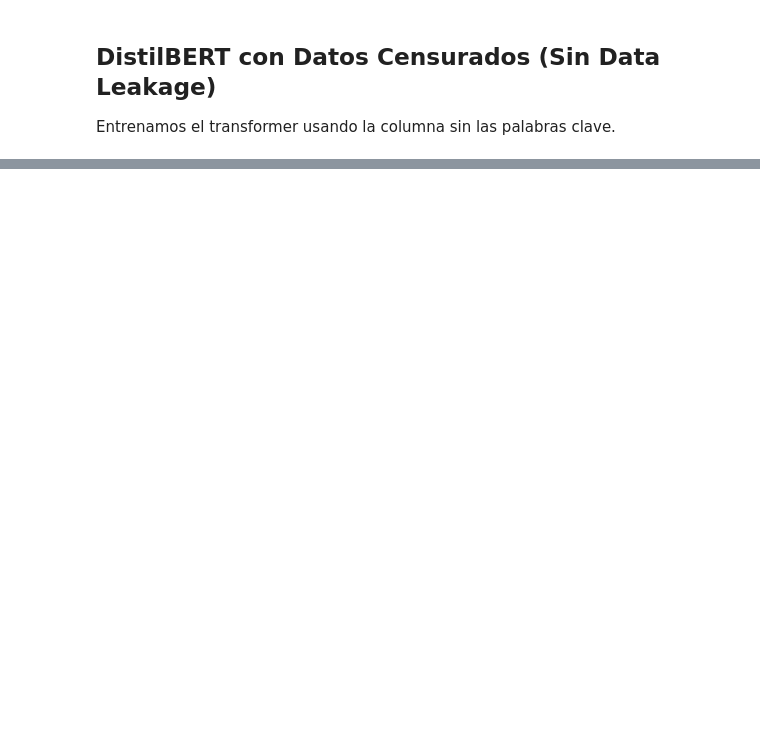
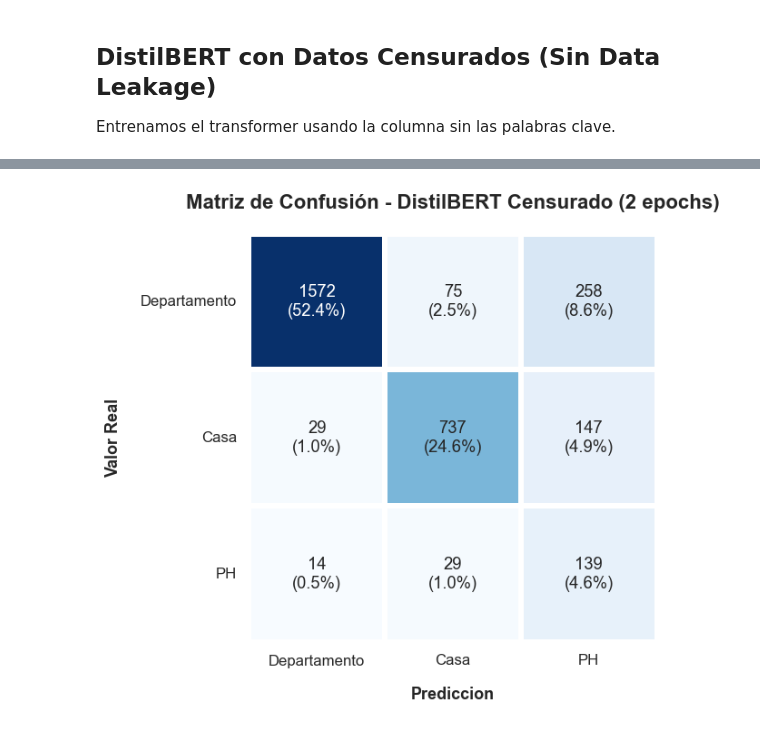
Before and after one commit to Fede0808/nlp_trabajo_final, a Jupyter notebook: notebooks/02_fase_4_transformer_cpu.ipynb, the cells around one changed output, grey strips where cells are left out. Drawn from its saved outputs; the diff is of its cells as text; code cells hidden in the pictures; blank space fills up the shorter version.

```diff
--- a/notebooks/02_fase_4_transformer_cpu.ipynb
+++ b/notebooks/02_fase_4_transformer_cpu.ipynb
@@ -285,0 +301,21 @@ En consecuencia, el escenario censurado se presenta aqui como una herramienta de
+# %%
+# Reentrenamiento censurado con 2 epochs
+if hay_pesos_locales:
+    modelo_censurado_2ep_temp, tokenizador_temp = obtener_o_entrenar_distilbert(
+        nombre_modelo_ram="modelo_censurado_2ep",
+        nombre_tokenizador_ram="tokenizador",
+        carpeta_destino="distilbert_censurado_2ep",
+        dataloader=dataloader_train_censurado,
+        epochs=2,
+        learning_rate=2e-5,
+        etiqueta_a_id=etiqueta_a_id,
+        id_a_etiqueta=id_a_etiqueta
+    )
+    globals()["modelo_censurado_2ep"] = modelo_censurado_2ep_temp
+    globals()["tokenizador"] = tokenizador_temp
+
+    pred_ids_censurado_2ep = predecir_con_transformer(modelo_censurado_2ep, dataloader_prueba_censurado)
+    predicciones_censurado_2ep = [id_a_etiqueta[indice] for indice in pred_ids_censurado_2ep]
+    print("Transformer Censurado (2 epochs):")
+    print(construir_reporte_clasificacion(df_prueba["property_type"], predicciones_censurado_2ep))
+    display(construir_tabla_metricas(df_prueba["property_type"], predicciones_censurado_2ep))
@@ -285,0 +342,13 @@ En consecuencia, el escenario censurado se presenta aqui como una herramienta de
+# %%
+# Matriz de Confusión - DistilBERT Censurado (2 epochs)
+if hay_pesos_locales:
+    dibujar_matriz_confusion_profesional(
+        df_prueba["property_type"],
+        predicciones_censurado_2ep,
+        etiquetas_ordenadas=["Departamento", "Casa", "PH"],
+        titulo="Matriz de Confusión - DistilBERT Censurado (2 epochs)",
+    )
+else:
+    print("⚠️ No hay pesos locales para generar la matriz de confusión censurada 2 epochs.")
+# %% [output]
+[figure, added]
```
Also changed, not shown: parts of 8 cells of this notebook, 16 other files.
